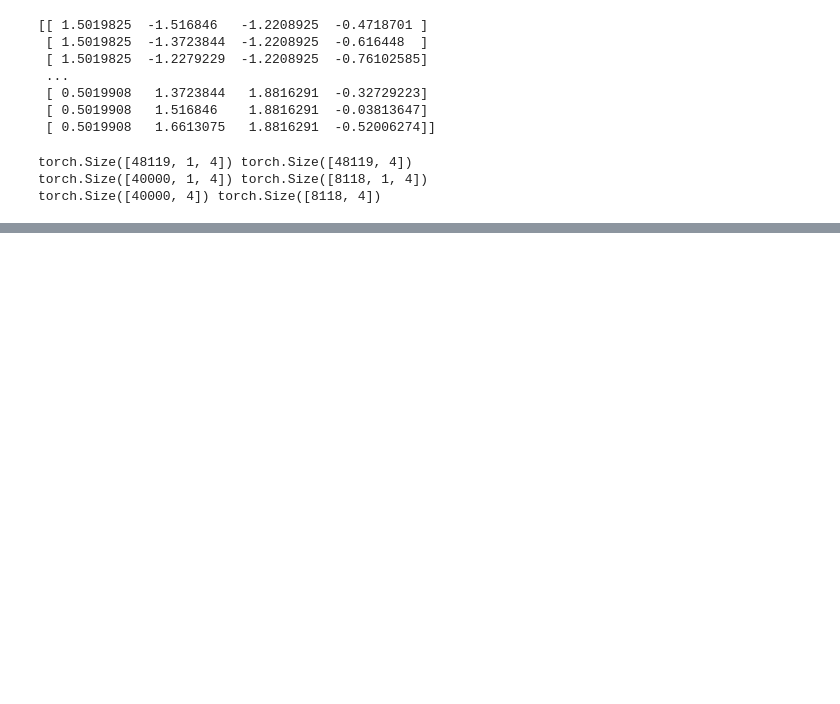
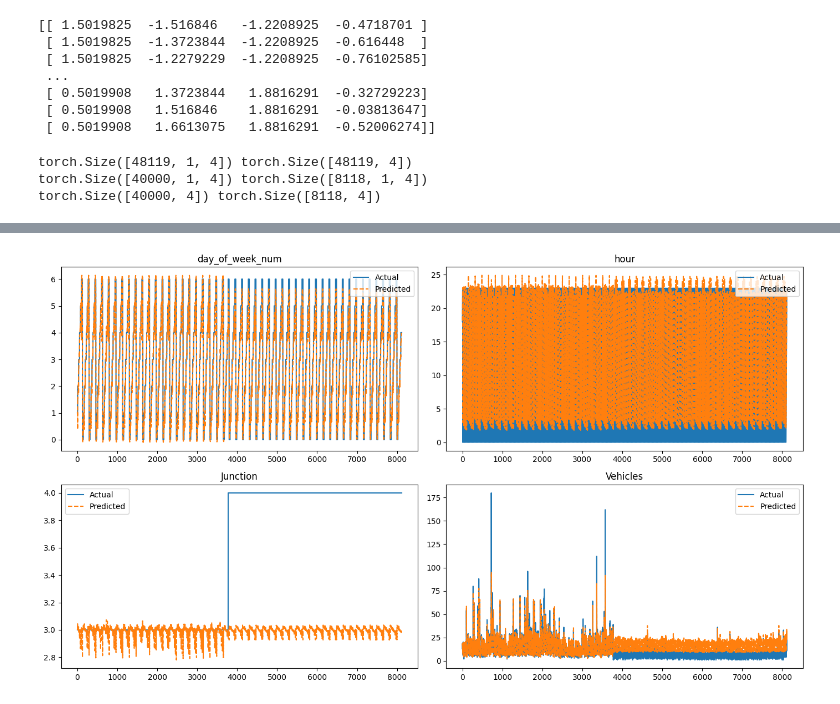
Before and after one commit to Regina-Arthur/Python-Coding-Projects, a Jupyter notebook: Pytorch_tutorial/RNN_from_scratch.ipynb, the cells around one changed output, grey strips where cells are left out. Drawn from its saved outputs; the diff is of its cells as text; code cells hidden in the pictures; blank space fills up the shorter version.

```diff
--- a/Pytorch_tutorial/RNN_from_scratch.ipynb
+++ b/Pytorch_tutorial/RNN_from_scratch.ipynb
@@ -168,0 +213,25 @@ Epoch 10, Loss: 0.0920
+# %%
+model.eval()  # set to evaluation mode
+with torch.no_grad():
+    predictions = model(X_test).squeeze().cpu().numpy()
+    ground_truth = y_test.cpu().numpy()
+
+
+    # Convert back to real values in order to check if the predictions are correct
+
+    predictions_real = predictions.copy()
+    ground_truth_real = ground_truth.copy()
+
+    predictions_real[:, 0] = predictions[:, 0] * stds_day_of_week_num + means_day_of_week_num
+    predictions_real[:, 1] = predictions[:, 1] * stds_hour + means_hour
+    predictions_real[:, 2] = predictions[:, 2] * stds_junction + means_junction
+    predictions_real[:, 3] = predictions[:, 3] * stds_vehicles + means_vehicles
+
+    ground_truth_real[:, 0] = ground_truth[:, 0] * stds_day_of_week_num + means_day_of_week_num
+    ground_truth_real[:, 1] = ground_truth[:, 1] * stds_hour + means_hour
+    ground_truth_real[:, 2] = ground_truth[:, 2] * stds_junction + means_junction
+    ground_truth_real[:, 3] = ground_truth[:, 3] * stds_vehicles + means_vehicles
+
+
+for i in range(10):
+    print(f"Prediction: {predictions_real[i]} | Ground Truth: {ground_truth_real[i]}")
@@ -169,3 +249,21 @@ Epoch 10, Loss: 0.0920
+# %%
+import matplotlib.pyplot as plt
+import numpy as np
+
+#Plotting the predictions and groundtruth to see how much their values match
+variables = ['day_of_week_num', 'hour', 'Junction', 'Vehicles']
+
+plt.figure(figsize=(14, 8))
+for i in range(4):
+    plt.subplot(2, 2, i+1)
+    plt.plot(ground_truth_real[:, i], label='Actual')
+    plt.plot(predictions_real[:, i], label='Predicted', linestyle='dashed')
+    plt.title(variables[i])
+    plt.legend()
+    plt.tight_layout()
+plt.show()
+# %% [output]
+[figure, added]
 # %%
 class TimeSeriesGRU(nn.Module):
     def __init__(self, input_size, hidden_size, num_layers, output_size):
```
Also changed, not shown: parts of 19 cells of this notebook.
